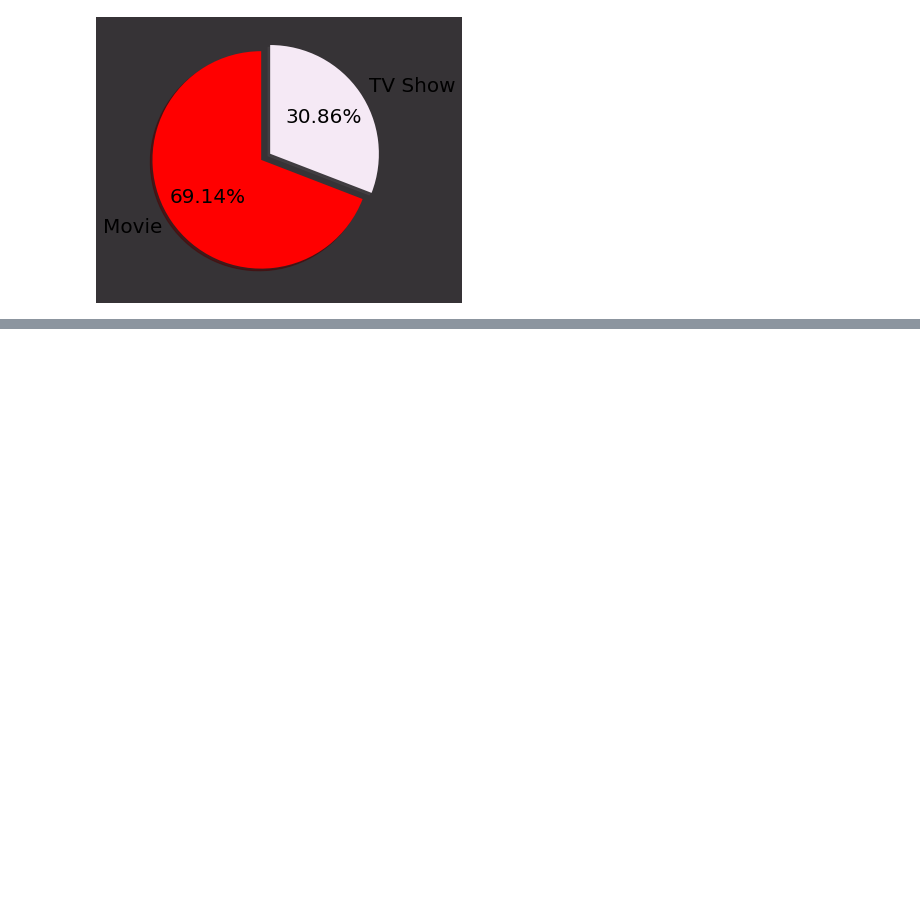
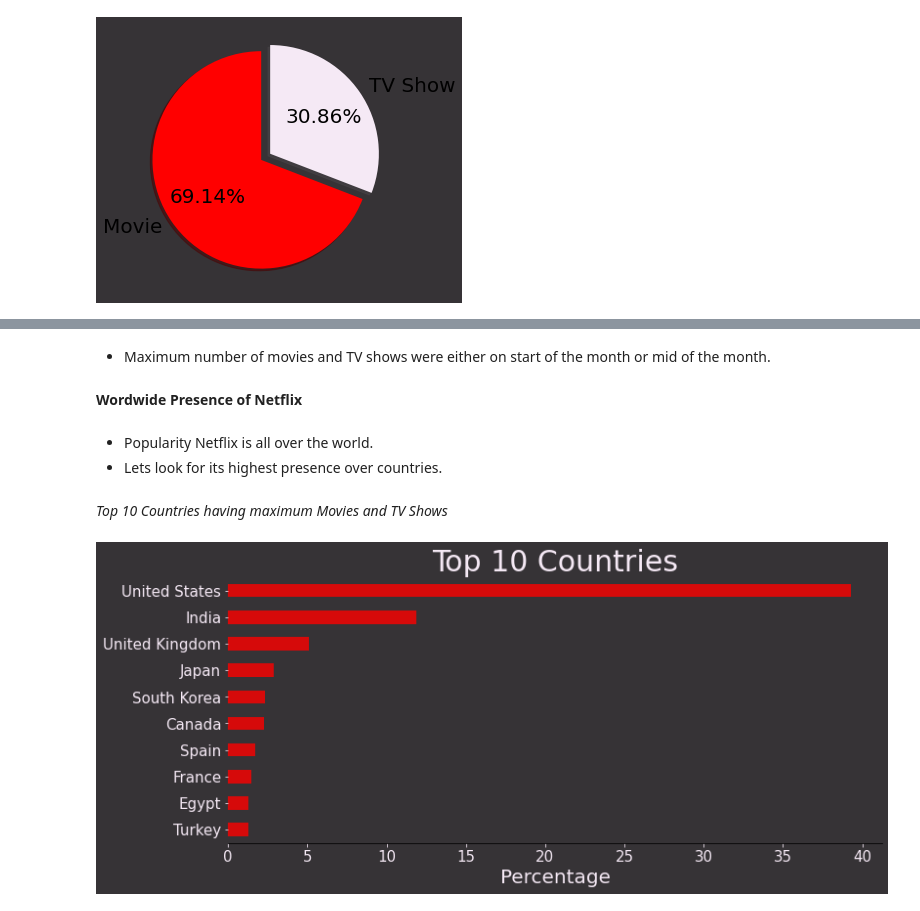
Before and after one commit to Pintu1-data/Netflix-Movies-And-TV-Shows-Clustering, a Jupyter notebook: NETFLIX_MOVIES_AND_TV_SHOWS_CLUSTERING.ipynb, the cells around one changed output, grey strips where cells are left out. Cells and saved outputs as stored; diff of their text form; code cells hidden in the pictures; blank space fills up the shorter version.

```diff
--- a/NETFLIX_MOVIES_AND_TV_SHOWS_CLUSTERING.ipynb
+++ b/NETFLIX_MOVIES_AND_TV_SHOWS_CLUSTERING.ipynb
@@ -333,0 +401,26 @@ ax.pie(df['type'].value_counts(), explode=explode, autopct='%.2f%%', labels= ['M
+# %% [markdown]
+
+
+*   Maximum number of movies and TV shows were either on start of the month or mid of the month.
+# %% [markdown]
+**Wordwide Presence of Netflix**
+# %% [markdown]
+
+
+*   Popularity Netflix is all over the world.
+*   Lets look for its highest presence over countries.
+# %% [markdown]
+*Top 10 Countries having maximum Movies and TV Shows*
+# %%
+fig, ax = plt.subplots(figsize=(12,5),facecolor="#363336")
+ax.patch.set_facecolor('#363336')
+(df['country'].value_counts().sort_values()/df.shape[0]*100)[-10:].plot(kind='barh', ax=ax,color ='red',alpha=0.8)
+ax.tick_params(axis= 'x', colors='#F5E9F5',labelsize=15)
+ax.tick_params(axis='y', colors='#F5E9F5',labelsize=15)
+ax.set_xlabel("Percentage", color='#F5E9F5', fontsize=20)
+ax.set_title("Top 10 Countries", color='#F5E9F5', fontsize=30)
+ax.spines['right'].set_visible(False)
+ax.spines['top'].set_visible(False)
+ax.spines['left'].set_visible(False)
+# %% [output]
+[figure, added]
```
Also changed, not shown: parts of 17 cells of this notebook.
